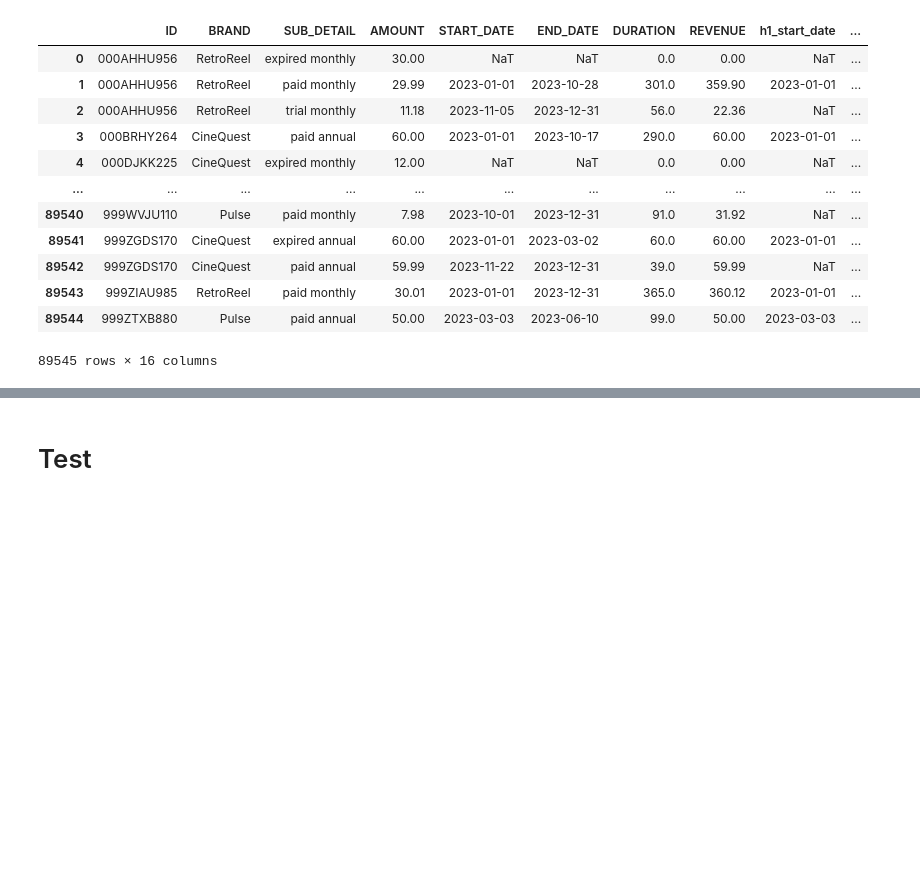
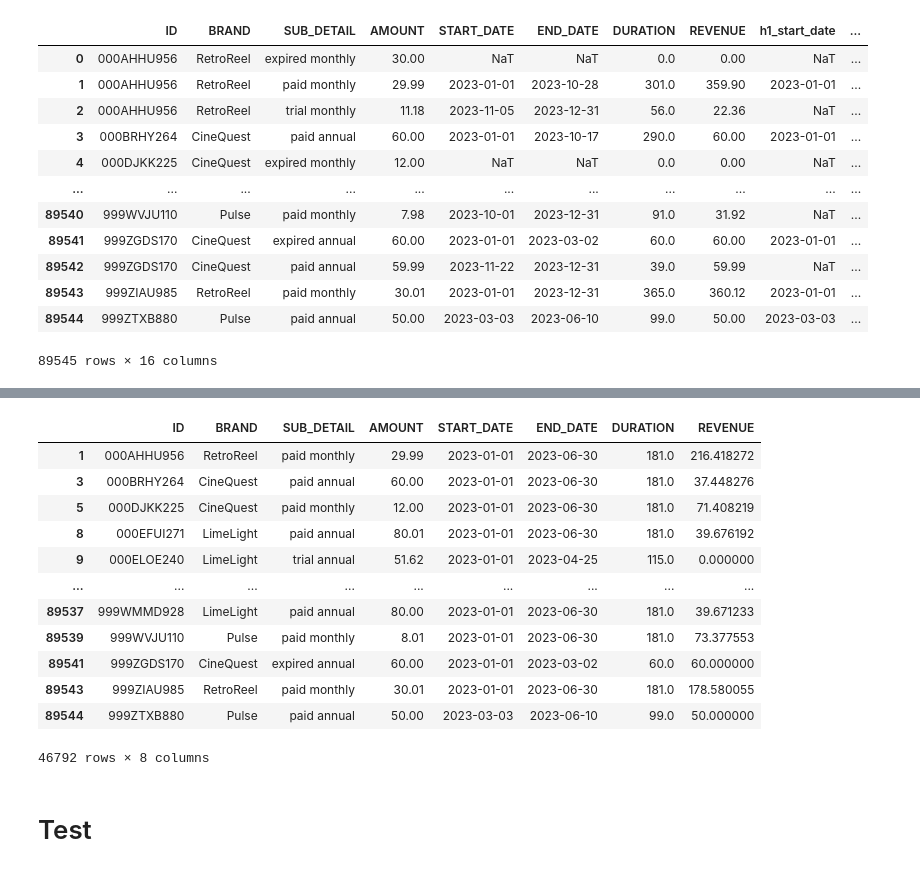
Before and after one commit to RussellXia/NYU_Capstone_Project, a Jupyter notebook: recalc_rev.ipynb, the cells around one changed output, grey strips where cells are left out. Drawn from its saved outputs; the diff is of its cells as text; code cells hidden in the pictures; blank space fills up the shorter version.

```diff
--- a/recalc_rev.ipynb
+++ b/recalc_rev.ipynb
@@ -464,6 +465,22 @@ sub_rev_2023_h2_cleaned = sub_rev_2023_h2.dropna()
 # %%
 sub_rev_2023_h1_cleaned.to_csv('/Users/vivianyan/Desktop/NYU_Capstone_Project/recalc_revenue/dropna_2023_first_6m_rev.csv')
 sub_rev_2023_h2_cleaned.to_csv('/Users/vivianyan/Desktop/NYU_Capstone_Project/recalc_revenue/dropna_2023_last_6m_rev.csv')
+# %%
+sub_rev_2023_h1_cleaned
+# %% [output]
+|  | ID | BRAND | SUB_DETAIL | AMOUNT | START_DATE | END_DATE | DURATION | REVENUE |
+| 1 | 000AHHU956 | RetroReel | paid monthly | 29.99 | 2023-01-01 | 2023-06-30 | 181.0 | 216.418272 |
+| 3 | 000BRHY264 | CineQuest | paid annual | 60.00 | 2023-01-01 | 2023-06-30 | 181.0 | 37.448276 |
+| 5 | 000DJKK225 | CineQuest | paid monthly | 12.00 | 2023-01-01 | 2023-06-30 | 181.0 | 71.408219 |
+| 8 | 000EFUI271 | LimeLight | paid annual | 80.01 | 2023-01-01 | 2023-06-30 | 181.0 | 39.676192 |
+| 9 | 000ELOE240 | LimeLight | trial annual | 51.62 | 2023-01-01 | 2023-04-25 | 115.0 | 0.000000 |
+| ... | ... | ... | ... | ... | ... | ... | ... | ... |
+| 89537 | 999WMMD928 | LimeLight | paid annual | 80.00 | 2023-01-01 | 2023-06-30 | 181.0 | 39.671233 |
+| 89539 | 999WVJU110 | Pulse | paid monthly | 8.01 | 2023-01-01 | 2023-06-30 | 181.0 | 73.377553 |
+| 89541 | 999ZGDS170 | CineQuest | expired annual | 60.00 | 2023-01-01 | 2023-03-02 | 60.0 | 60.000000 |
+| 89543 | 999ZIAU985 | RetroReel | paid monthly | 30.01 | 2023-01-01 | 2023-06-30 | 181.0 | 178.580055 |
+| 89544 | 999ZTXB880 | Pulse | paid annual | 50.00 | 2023-03-03 | 2023-06-10 | 99.0 | 50.000000 |
+46792 rows × 8 columns
 # %% [markdown]
 # Test
 # %%
```
Also changed, not shown: parts of 4 cells of this notebook, 4 other files.
